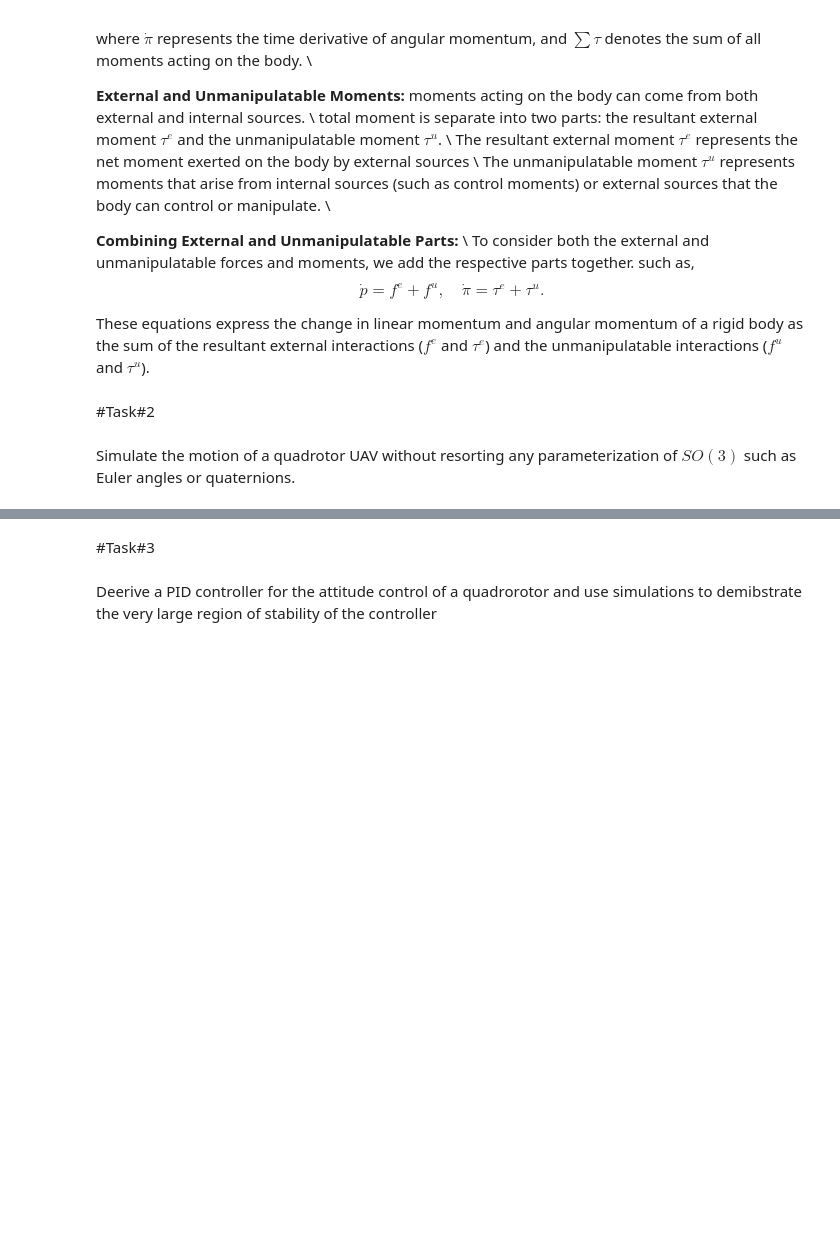
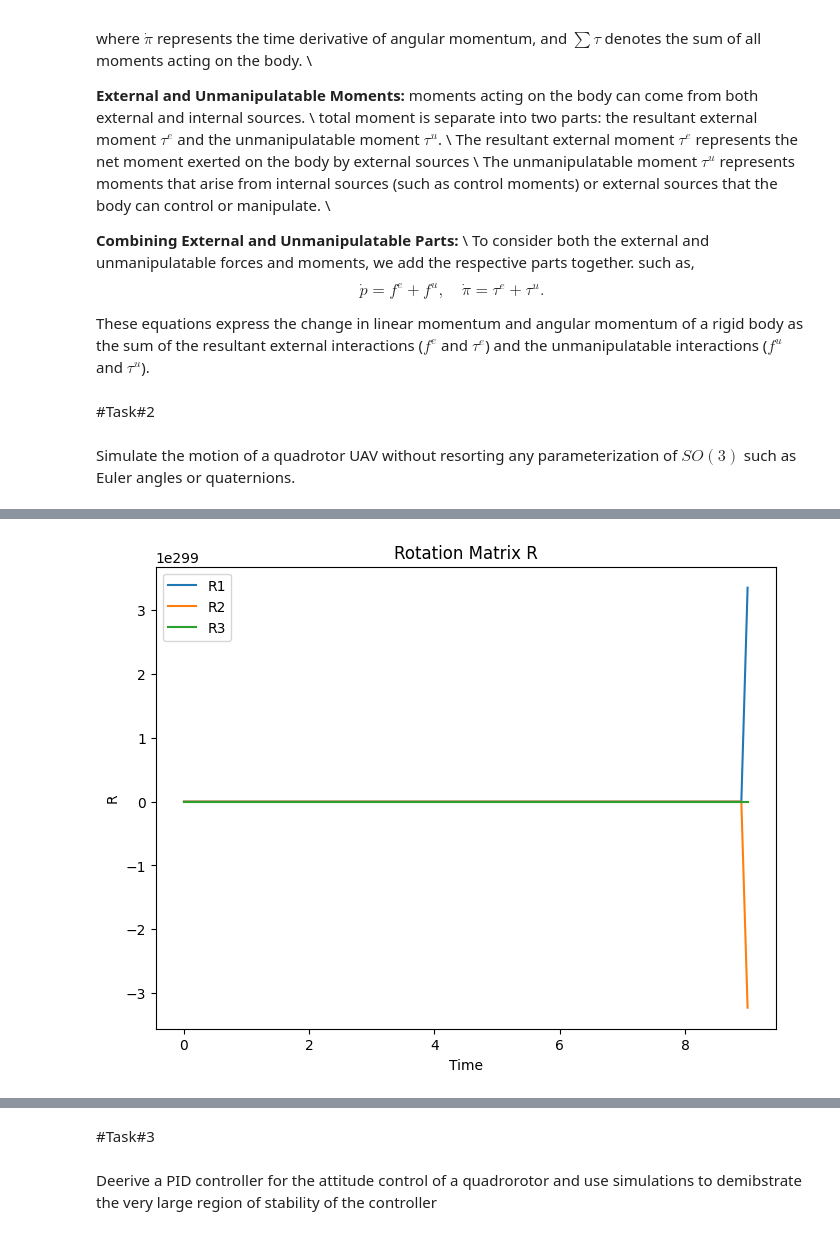
Before and after one commit to ME-UoP-ME421-Feb-2023/Kalman-CRS, a Jupyter notebook: mechanics/assignments/Group_Kalman_CRS_ControlSystems_Lab.ipynb, the cells around one changed output, grey strips where cells are left out. Saved outputs shown, nothing was run; the diff lists cells and outputs as text; code cells hidden in the pictures; blank space fills up the shorter version.

```diff
--- a/mechanics/assignments/Group_Kalman_CRS_ControlSystems_Lab.ipynb
+++ b/mechanics/assignments/Group_Kalman_CRS_ControlSystems_Lab.ipynb
@@ -166,0 +169,87 @@ Simulate the motion of a quadrotor UAV without resorting any parameterization of
+# %%
+import numpy as np
+import matplotlib.pyplot as plt
+
+# Define the system of equations
+def equations(t, y, M, Ic_R, fe, fu, tau_e, tau_u):
+    R, p = y
+
+    omega = np.linalg.inv(Ic_R) @ p
+    R_dot = np.cross(omega, R)
+    p_dot = (1/M) * p
+
+    return [R_dot, p_dot]
+
+# Runge-Kutta 4th order method
+def runge_kutta(f, t0, y0, h, num_steps, *args):
+    t_values = [t0]
+    y_values = [y0]
+
+    for _ in range(num_steps):
+        tn = t_values[-1]
+        yn = y_values[-1]
+
+        k1 = h * np.array(f(tn, yn, *args))
+        k2 = h * np.array(f(tn + h/2, yn + k1/2, *args))
+        k3 = h * np.array(f(tn + h/2, yn + k2/2, *args))
+        k4 = h * np.array(f(tn + h, yn + k3, *args))
+
+        yn_1 = yn + (k1 + 2*k2 + 2*k3 + k4)/6
+        tn_1 = tn + h
+
+        t_values.append(tn_1)
+        y_values.append(yn_1)
+
+    return t_values, y_values
+
+# Define the given values
+M = 1.0  # Total mass of the body
+Ic_R = np.array([[1.0, 0.0, 0.0],
+                 [0.0, 1.0, 0.0],
+                 [0.0, 0.0, 1.0]])  # Inertia tensor with respect to body frame b
+fe = np.array([0.0, 0.0, 0.0])  # Resultant total external interactions
+fu = np.array([0.0, 0.0, 0.0])  # Manipulatable (control) part of force
+tau_e = np.array([0.0, 0.0, 0.0])  # Total resultant of moments of external interactions
+tau_u = np.array([0.0, 0.0, 0.0])  # Manipulatable (control) part of moments
+
+# Define the initial conditions
+R0 = np.array([1.0, 0.0, 0.0])  # Initial R
+p0 = np.array([0.0, 0.0, 1.0])  # Initial p
+
+# Set the time step size and number of steps
+h = 0.1
+num_steps = 100
+
+# Solve the system of equations using the Runge-Kutta method
+t_values, y_values = runge_kutta(equations, 0.0, [R0, p0], h, num_steps, M, Ic_R, fe, fu, tau_e, tau_u)
+
+# Convert the lists to NumPy arrays
+t_values = np.array(t_values)
+y_values = np.array(y_values)
+
+# Extract the R and p values
+R_values = y_values[:, 0, :]
+p_values = y_values[:, 1, :]
+
+# Plot the solutions for R and p against time
+plt.figure(figsize=(8, 6))
+plt.plot(t_values, R_values[:, 0], label='R1')
+plt.plot(t_values, R_values[:, 1], label='R2')
+plt.plot(t_values, R_values[:, 2], label='R3')
+plt.xlabel('Time')
+plt.ylabel('R')
+plt.title('Rotation Matrix R')
+plt.legend()
+plt.show()
+
+plt.figure(figsize=(8, 6))
+plt.plot(t_values, p_values[:, 0], label='p1')
+plt.plot(t_values, p_values[:, 1], label='p2')
+plt.plot(t_values, p_values[:, 2], label='p3')
+plt.xlabel('Time')
+plt.ylabel('p')
+plt.title('Linear Momentum p')
+plt.legend()
+plt.show()
+# %% [output]
+[figure, added]
```
Also changed, not shown: parts of 2 cells of this notebook.
